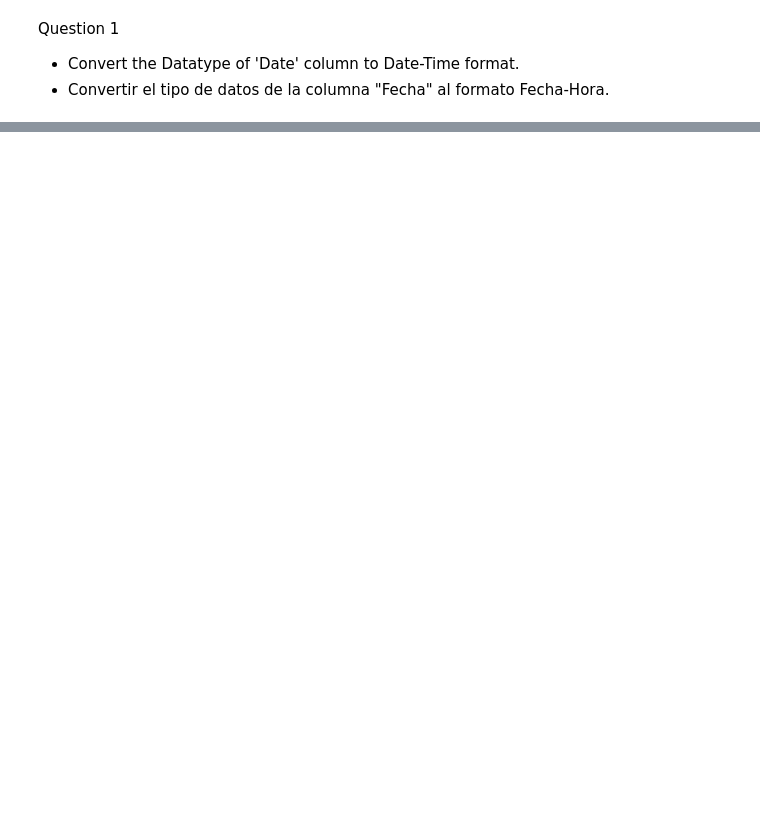
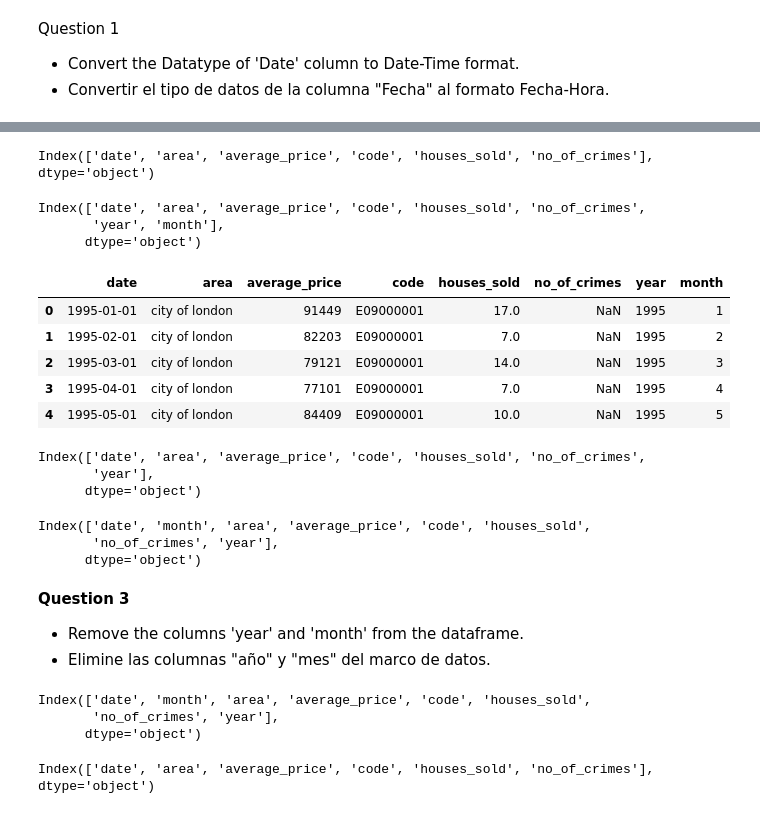
Before and after one commit to MkCst/Data-analysis, a Jupyter notebook: A5LondonData.ipynb, the cells around one changed output, grey strips where cells are left out. Drawn from its saved outputs; the diff is of its cells as text; code cells hidden in the pictures; blank space fills up the shorter version.

```diff
--- a/A5LondonData.ipynb
+++ b/A5LondonData.ipynb
@@ -80,0 +101,2 @@ Question 1
+# %%
+df['date'] = pd.to_datetime(df.date)
@@ -80,0 +118,4 @@ Question 1
+# %%
+df.columns
+# %% [output]
+Index(['date', 'area', 'average_price', 'code', 'houses_sold', 'no_of_crimes'], dtype='object')
@@ -80,0 +126,15 @@ Question 1
+# %%
+df.columns
+# %% [output]
+Index(['date', 'area', 'average_price', 'code', 'houses_sold', 'no_of_crimes',
+       'year', 'month'],
+      dtype='object')
+# %%
+df.head()
+# %% [output]
+|  | date | area | average_price | code | houses_sold | no_of_crimes | year | month |
+| 0 | 1995-01-01 | city of london | 91449 | E09000001 | 17.0 | NaN | 1995 | 1 |
+| 1 | 1995-02-01 | city of london | 82203 | E09000001 | 7.0 | NaN | 1995 | 2 |
+| 2 | 1995-03-01 | city of london | 79121 | E09000001 | 14.0 | NaN | 1995 | 3 |
+| 3 | 1995-04-01 | city of london | 77101 | E09000001 | 7.0 | NaN | 1995 | 4 |
+| 4 | 1995-05-01 | city of london | 84409 | E09000001 | 10.0 | NaN | 1995 | 5 |
@@ -80,0 +143,6 @@ Question 1
+# %%
+df.columns
+# %% [output]
+Index(['date', 'area', 'average_price', 'code', 'houses_sold', 'no_of_crimes',
+       'year'],
+      dtype='object')
@@ -80,0 +152,16 @@ Question 1
+# %%
+df.columns
+# %% [output]
+Index(['date', 'month', 'area', 'average_price', 'code', 'houses_sold',
+       'no_of_crimes', 'year'],
+      dtype='object')
+# %% [markdown]
+**Question 3**
+* Remove the columns 'year' and 'month' from the dataframe.
+* Elimine las columnas "año" y "mes" del marco de datos.
+# %%
+df.columns
+# %% [output]
+Index(['date', 'month', 'area', 'average_price', 'code', 'houses_sold',
+       'no_of_crimes', 'year'],
+      dtype='object')
@@ -80,0 +170,4 @@ Question 1
+# %%
+df.columns
+# %% [output]
+Index(['date', 'area', 'average_price', 'code', 'houses_sold', 'no_of_crimes'], dtype='object')
```
Also changed, not shown: parts of 24 cells of this notebook.
